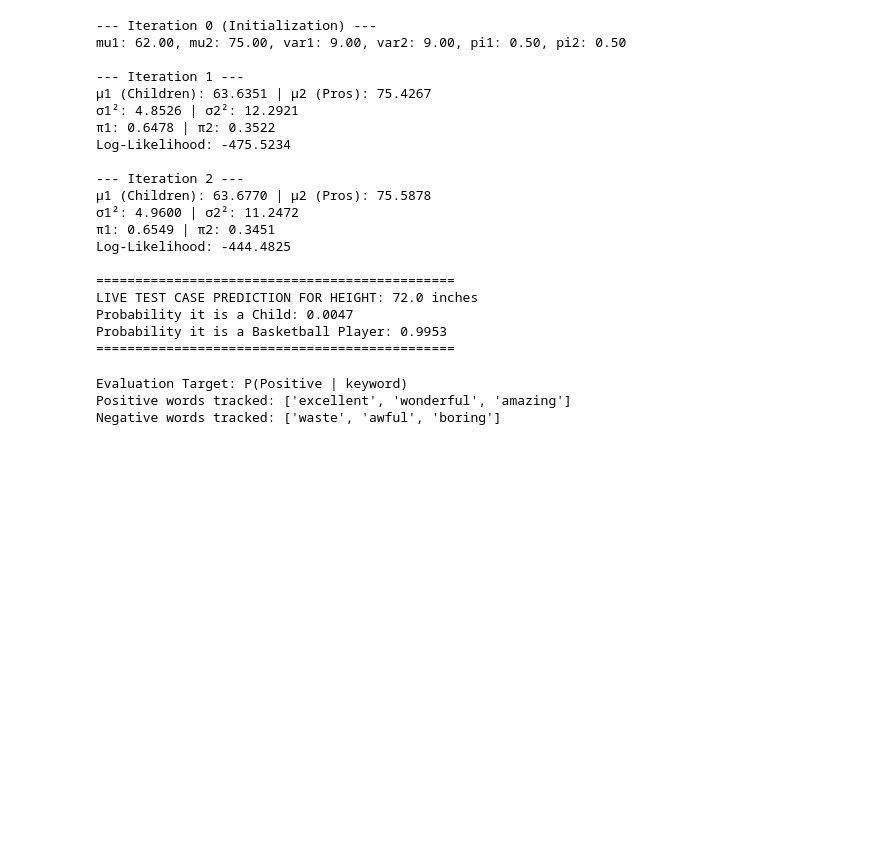
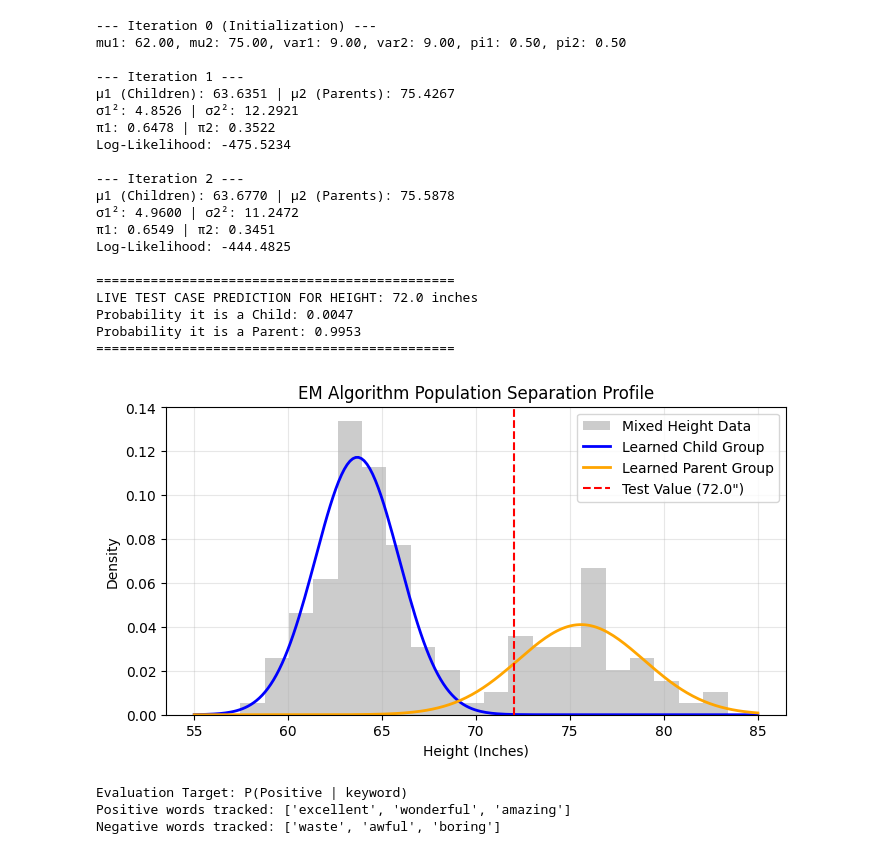
Before and after one commit to kimanzialu/MMLFormative-3-Group20, a Jupyter notebook: Formative_3_Group_20.ipynb, the cells around one changed output. Drawn from its saved outputs; the diff is of its cells as text; code cells hidden in the pictures; blank space fills up the shorter version.

```diff
--- a/Formative_3_Group_20.ipynb
+++ b/Formative_3_Group_20.ipynb
@@ -1,5 +1,6 @@
 # %%
 import numpy as np
+import matplotlib.pyplot as plt
 
 def run_gmm_em(data, steps=3):
     # Convert input to a standard numpy array for speed
@@ -8,7 +9,7 @@ def run_gmm_em(data, steps=3):
 
     # Iteration 0: Establish base parameters / initial guesses
     mu1 = 62.0  # Base guess for child group
-    mu2 = 75.0  # Base guess for pro basketball group
+    mu2 = 75.0  # Base guess for parent group
     var1 = 9.0
     var2 = 9.0
     pi1 = 0.5
@@ -38,6 +39,7 @@ def run_gmm_em(data, steps=3):
         weight_sum1 = np.sum(gamma1)
         weight_sum2 = np.sum(gamma2)
 
+        # MAXIMIZATION (M-STEP): Update averages, variance, and weights
         mu1 = np.sum(gamma1 * x) / weight_sum1
         mu2 = np.sum(gamma2 * x) / weight_sum2
 
@@ -49,7 +51,7 @@ def run_gmm_em(data, steps=3):
 
         # Format exact outputs requested for presentation tracking tables
         print(f"--- Iteration {epoch} ---")
-        print(f"μ1 (Children): {mu1:.4f} | μ2 (Pros): {mu2:.4f}")
+        print(f"μ1 (Children): {mu1:.4f} | μ2 (Parents): {mu2:.4f}")
         print(f"σ1²: {var1:.4f} | σ2²: {var2:.4f}")
         print(f"π1: {pi1:.4f} | π2: {pi2:.4f}")
         print(f"Log-Likelihood: {ll:.4f}\n")
@@ -59,45 +61,66 @@ def run_gmm_em(data, steps=3):
 if __name__ == "__main__":
     np.random.seed(42)
     sample_heights = np.concatenate([
-        np.random.normal(64, 2.5, 100),  # Underlyng children cluster
-        np.random.normal(76, 3.0, 50)    # Underlying pros cluster
+        np.random.normal(64, 2.5, 100),  # Underlying children cluster
+        np.random.normal(76, 3.0, 50)    # Underlying parents cluster
     ])
 
     final_m1, final_m2, final_v1, final_v2, final_p1, final_p2 = run_gmm_em(sample_heights, steps=2)
 
     # Target Evaluation Hook for Live Presentation
     test_val = 72.0
 
     p1_raw = (1.0 / np.sqrt(2 * np.pi * final_v1)) * np.exp(-((test_val - final_m1) ** 2) / (2 * final_v1)) * final_p1
     p2_raw = (1.0 / np.sqrt(2 * np.pi * final_v2)) * np.exp(-((test_val - final_m2) ** 2) / (2 * final_v2)) * final_p2
     scale = p1_raw + p2_raw
 
     print("==============================================")
     print(f"LIVE TEST CASE PREDICTION FOR HEIGHT: {test_val} inches")
     print(f"Probability it is a Child: {p1_raw / scale:.4f}")
-    print(f"Probability it is a Basketball Player: {p2_raw / scale:.4f}")
+    print(f"Probability it is a Parent: {p2_raw / scale:.4f}")
     print("==============================================")
+
+    # Generate an presentation chart showing the separated groups
+    plt.figure(figsize=(8, 4))
+    plt.hist(sample_heights, bins=20, density=True, alpha=0.4, color='gray', label='Mixed Height Data')
+
+    # Plot curves for children and parents
+    x_axis = np.linspace(55, 85, 200)
+    curve1 = final_p1 * (1.0 / np.sqrt(2 * np.pi * final_v1)) * np.exp(-((x_axis - final_m1) ** 2) / (2 * final_v1))
+    curve2 = final_p2 * (1.0 / np.sqrt(2 * np.pi * final_v2)) * np.exp(-((x_axis - final_m2) ** 2) / (2 * final_v2))
+
+    plt.plot(x_axis, curve1, color='blue', linewidth=2, label='Learned Child Group')
+    plt.plot(x_axis, curve2, color='orange', linewidth=2, label='Learned Parent Group')
+    plt.axvline(test_val, color='red', linestyle='--', label=f'Test Value ({test_val}")')
+
+    plt.title('EM Algorithm Population Separation Profile')
+    plt.xlabel('Height (Inches)')
+    plt.ylabel('Density')
+    plt.legend()
+    plt.grid(True, alpha=0.3)
+    plt.show()
 # %% [output]
 --- Iteration 0 (Initialization) ---
 mu1: 62.00, mu2: 75.00, var1: 9.00, var2: 9.00, pi1: 0.50, pi2: 0.50
 
 --- Iteration 1 ---
-μ1 (Children): 63.6351 | μ2 (Pros): 75.4267
+μ1 (Children): 63.6351 | μ2 (Parents): 75.4267
 σ1²: 4.8526 | σ2²: 12.2921
 π1: 0.6478 | π2: 0.3522
 Log-Likelihood: -475.5234
 
 --- Iteration 2 ---
-μ1 (Children): 63.6770 | μ2 (Pros): 75.5878
+μ1 (Children): 63.6770 | μ2 (Parents): 75.5878
 σ1²: 4.9600 | σ2²: 11.2472
 π1: 0.6549 | π2: 0.3451
 Log-Likelihood: -444.4825
 
 ==============================================
 LIVE TEST CASE PREDICTION FOR HEIGHT: 72.0 inches
 Probability it is a Child: 0.0047
-Probability it is a Basketball Player: 0.9953
+Probability it is a Parent: 0.9953
 ==============================================
+[figure, added]
 # %%
 # =========================================================
 # PART 2: Bayesian Sentiment Analysis - Setup & Keywords
```
